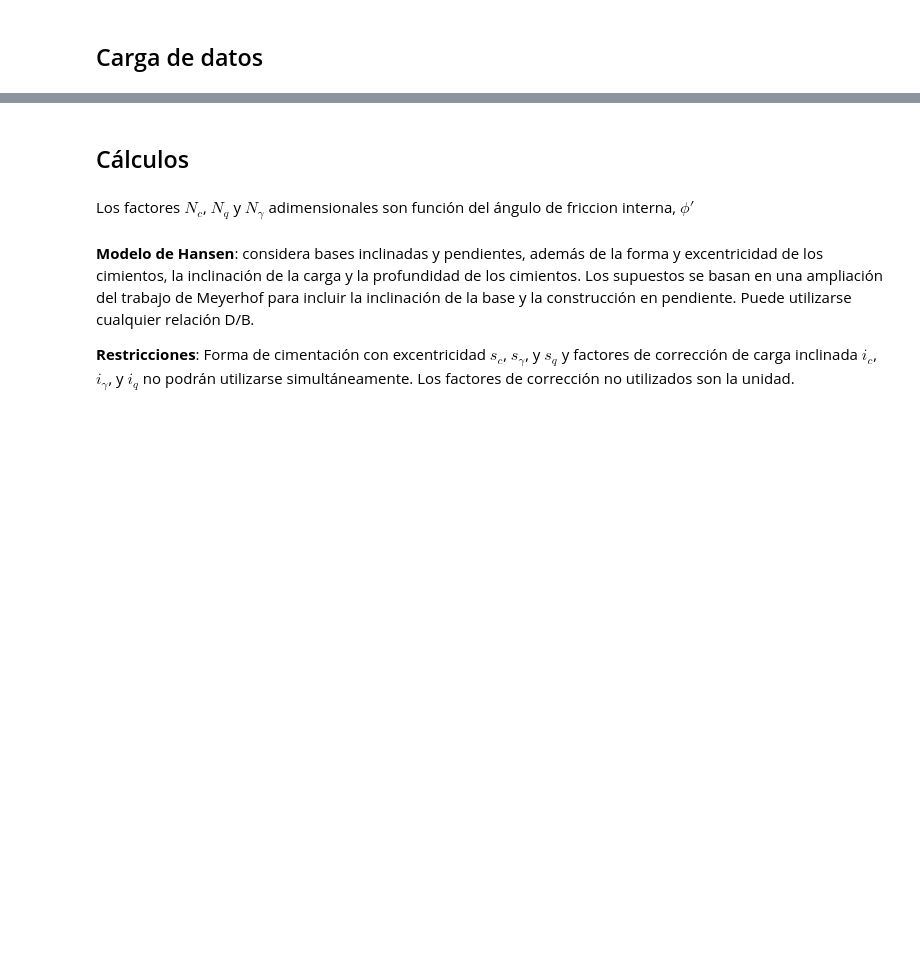
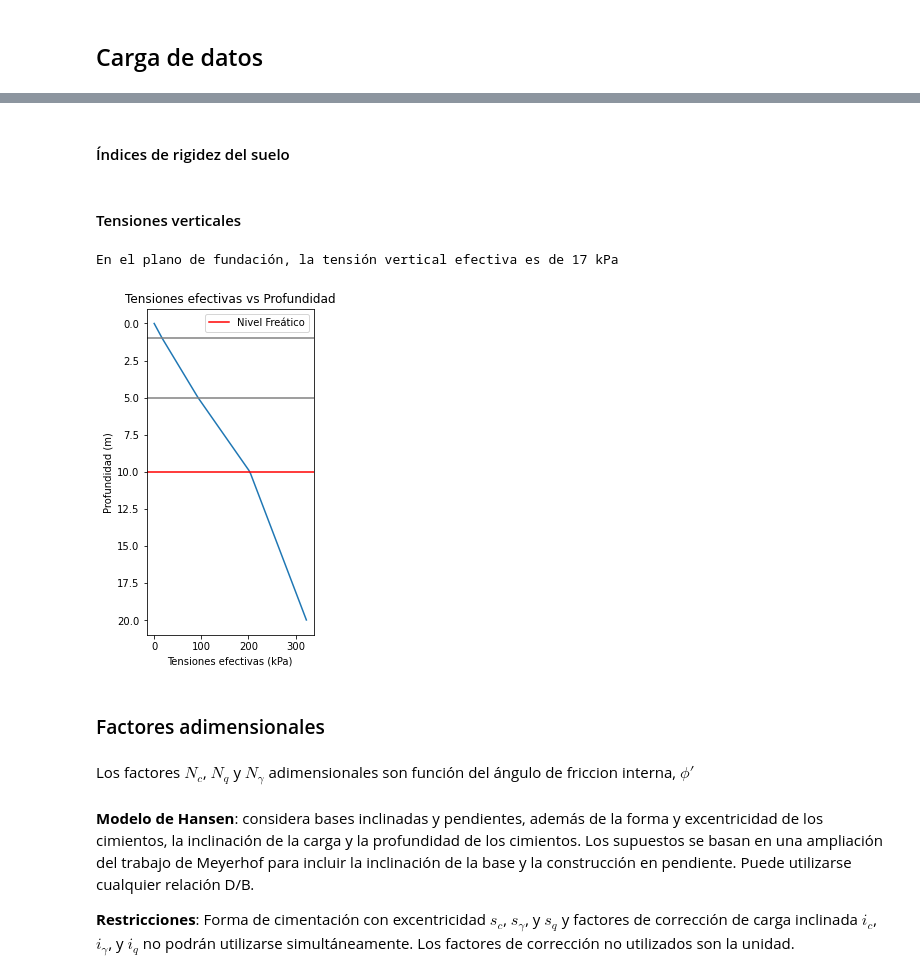
Before and after one commit to maboyero/Bases-Superficiales---Capacidad-de-Carga, a Jupyter notebook: 01 Fundaciones superficiales.ipynb, the cells around one changed output, grey strips where cells are left out. Cells and saved outputs as stored; diff of their text form; code cells hidden in the pictures; blank space fills up the shorter version.

```diff
--- a/01 Fundaciones superficiales.ipynb
+++ b/01 Fundaciones superficiales.ipynb
@@ -61,0 +180,2 @@ print(np.degrees(phi_local))
+# %% [markdown]
+#### Índices de rigidez del suelo
@@ -62,7 +202,58 @@ print(np.degrees(phi_local))
+# %% [markdown]
+#### Tensiones verticales
+# %%
+n_layers = len(limites)-1 #cantidad de estratos
+def tension_vertical_efectiva(z,gamma_estratos,limites,nf,n_layers):
+
+  tension_vertical_total = 0
+
+  #Cálculo de tensión vertical total
+  for i in range(n_layers):
+    if z > limites[i+1]:
+      h_estrato = limites[i+1]-limites[i]
+    elif z > limites[i] and z <= limites[i+1]:
+      h_estrato = z-limites[i]
+    else:
+      h_estrato = 0
+    tension_vertical_total = tension_vertical_total + gamma_estratos[i]*h_estrato
+  #Cálculo de presión neutra
+  if z<=nf:
+    presion_neutra = 0
+  if z>nf:
+    presion_neutra = (z-nf)*10
+
+  #Cálculo de tensión vertical efectiva
+  tension_vertical_efectiva = tension_vertical_total - presion_neutra
+
+  return tension_vertical_efectiva
+
+print('En el plano de fundación, la tensión vertical efectiva es de',tension_vertical_efectiva(D,gamma_estratos,limites,nf,n_layers), 'kPa')
+# %% [output]
+En el plano de fundación, la tensión vertical efectiva es de 17 kPa
+# %%
+# Grafico de tensiones verticales
+z = np.linspace(limites[0],limites[3],100)
+tensiones_efectivas = [tension_vertical_efectiva(i, gamma_estratos, limites, nf, n_layers) for i in z]
+fig, ax = plt.subplots(figsize=(3,6))
+ax.plot(tensiones_efectivas, z)
+
+ax.set_title('Tensiones efectivas vs Profundidad')
+ax.set_xlabel('Tensiones efectivas (kPa)')
+ax.set_ylabel('Profundidad (m)')
+ax.invert_yaxis()
+
+ax.axhline(y=nf, color='r', label='Nivel Freático')
+ax.axhline(y=limites[1], color='grey')
+ax.axhline(y=limites[2], color='grey')
+ax.legend()
+
+plt.show()
+# %% [output]
+[figure, added]
 # %% [markdown]
-## Cálculos
+### Factores adimensionales
-# %% [markdown]
-Los factores $N_{c}$, $N_{q}$ y $N_{\gamma}$ adimensionales son función del ángulo de friccion interna, $\phi'$
+# %% [markdown]
+Los factores $N_{c}$, $N_{q}$ y $N_{\gamma}$ adimensionales son función del ángulo de friccion interna, $\phi'$
 # %% [markdown]
 **Modelo de Hansen**: considera bases inclinadas y pendientes, además de la forma y excentricidad de los cimientos, la inclinación de la carga y la profundidad de los cimientos.
 Los supuestos se basan en una ampliación del trabajo de Meyerhof para incluir la inclinación
```
Also changed, not shown: parts of 34 cells of this notebook.
